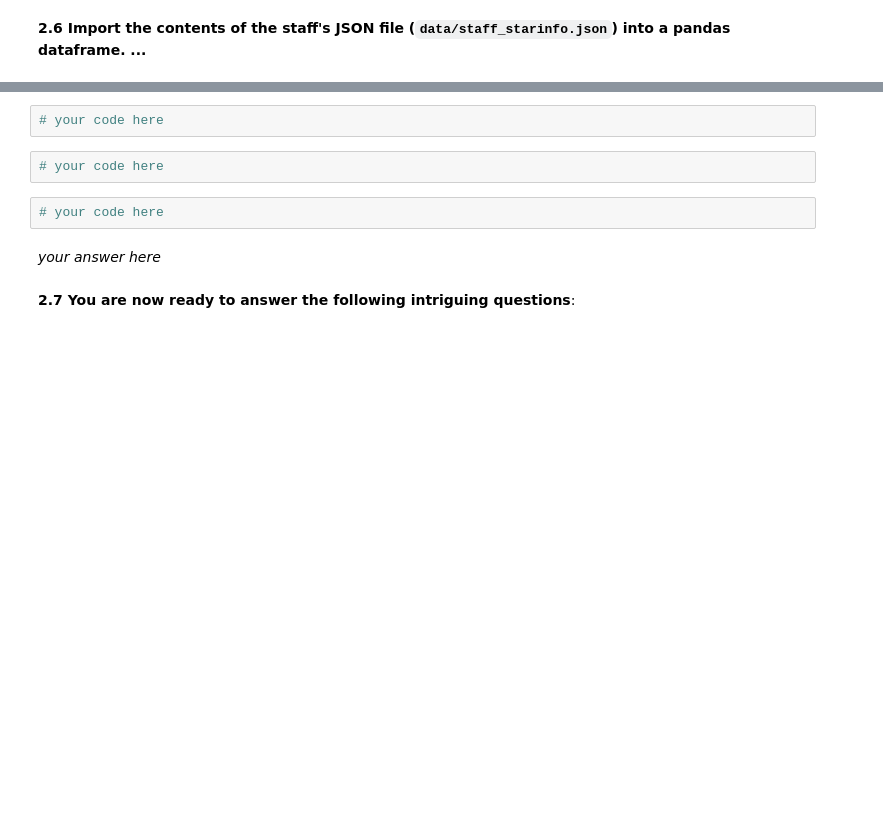
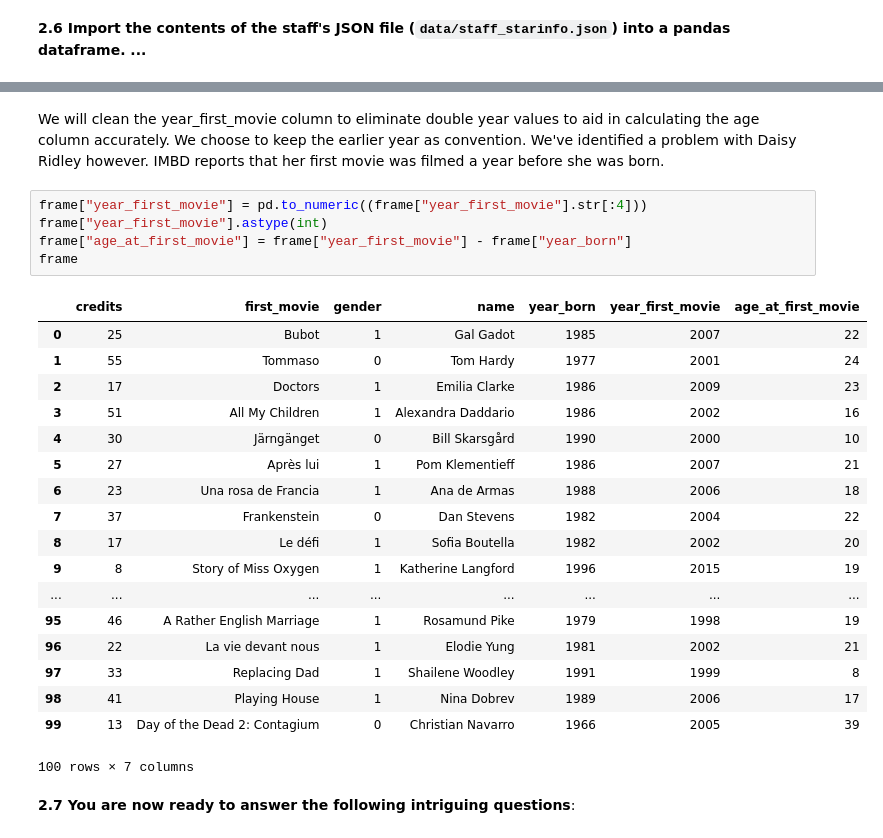
Before and after one commit to tmaounis/109hw1, a Jupyter notebook: cs109a_hw1/cs109a_hw1.ipynb, the cells around one changed output, grey strips where cells are left out. Saved outputs shown, nothing was run; the diff lists cells and outputs as text; blank space fills up the shorter version.

```diff
--- a/cs109a_hw1/cs109a_hw1.ipynb
+++ b/cs109a_hw1/cs109a_hw1.ipynb
@@ -612,11 +588,30 @@ star_table
-# %%
-# your code here
-# %%
-# your code here
-# %%
-# your code here
-# %% [markdown]
-*your answer here*
+# %% [markdown]
+We will clean the year_first_movie column to eliminate double year values to aid in calculating the age column accurately. We choose to keep the earlier year as convention.
+We've identified a problem with Daisy Ridley however. IMBD reports that her first movie was filmed a year before she was born.
+# %%
+frame["year_first_movie"] = pd.to_numeric((frame["year_first_movie"].str[:4]))
+frame["year_first_movie"].astype(int)
+frame["age_at_first_movie"] = frame["year_first_movie"] - frame["year_born"]
+frame
+# %% [output]
+|  | credits | first_movie | gender | name | year_born | year_first_movie | age_at_first_movie |
+| 0 | 25 | Bubot | 1 | Gal Gadot | 1985 | 2007 | 22 |
+| 1 | 55 | Tommaso | 0 | Tom Hardy | 1977 | 2001 | 24 |
+| 2 | 17 | Doctors | 1 | Emilia Clarke | 1986 | 2009 | 23 |
+| 3 | 51 | All My Children | 1 | Alexandra Daddario | 1986 | 2002 | 16 |
+| 4 | 30 | Järngänget | 0 | Bill Skarsgård | 1990 | 2000 | 10 |
+| 5 | 27 | Après lui | 1 | Pom Klementieff | 1986 | 2007 | 21 |
+| 6 | 23 | Una rosa de Francia | 1 | Ana de Armas | 1988 | 2006 | 18 |
+| 7 | 37 | Frankenstein | 0 | Dan Stevens | 1982 | 2004 | 22 |
+| 8 | 17 | Le défi | 1 | Sofia Boutella | 1982 | 2002 | 20 |
+| 9 | 8 | Story of Miss Oxygen | 1 | Katherine Langford | 1996 | 2015 | 19 |
+| ... | ... | ... | ... | ... | ... | ... | ... |
+| 95 | 46 | A Rather English Marriage | 1 | Rosamund Pike | 1979 | 1998 | 19 |
+| 96 | 22 | La vie devant nous | 1 | Elodie Yung | 1981 | 2002 | 21 |
+| 97 | 33 | Replacing Dad | 1 | Shailene Woodley | 1991 | 1999 | 8 |
+| 98 | 41 | Playing House | 1 | Nina Dobrev | 1989 | 2006 | 17 |
+| 99 | 13 | Day of the Dead 2: Contagium | 0 | Christian Navarro | 1966 | 2005 | 39 |
+100 rows × 7 columns
 # %% [markdown]
 **2.7 You are now ready to answer the following intriguing questions**:
 # %% [markdown]
```
Also changed, not shown: parts of 32 cells of this notebook, 1 other file.
